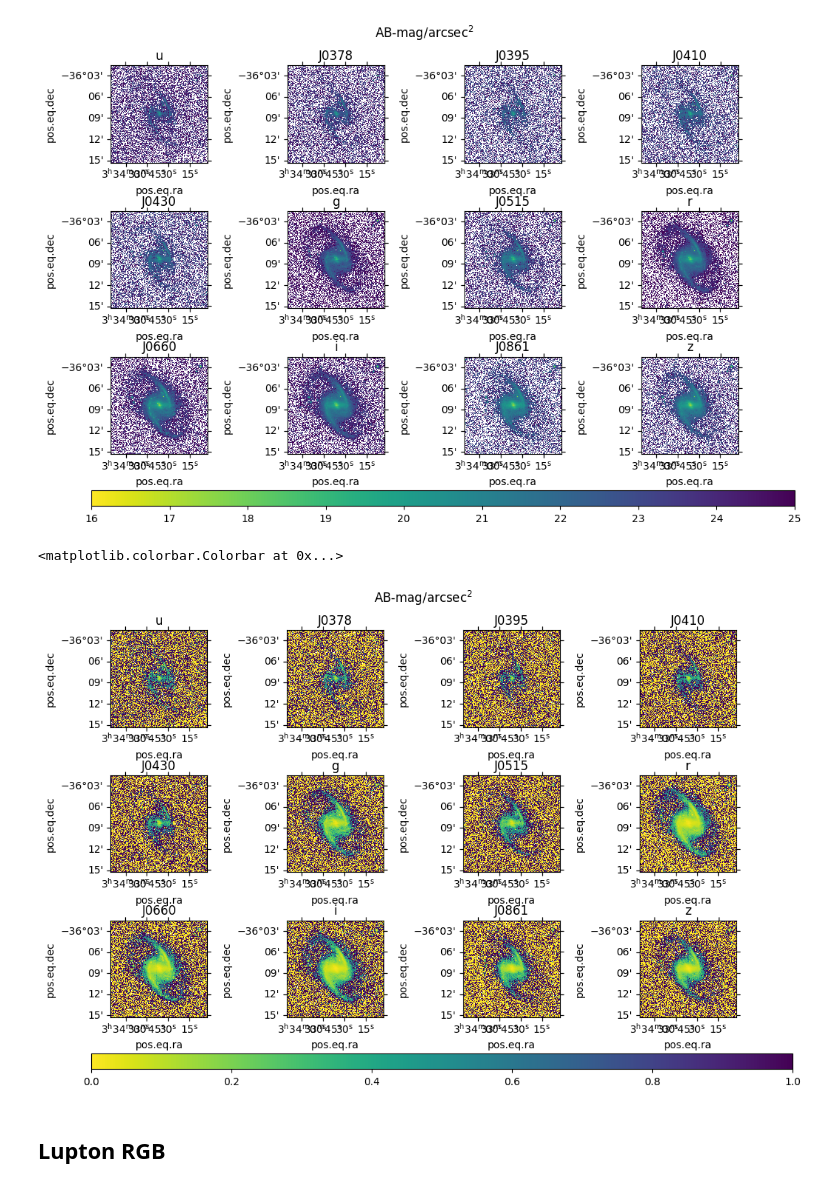
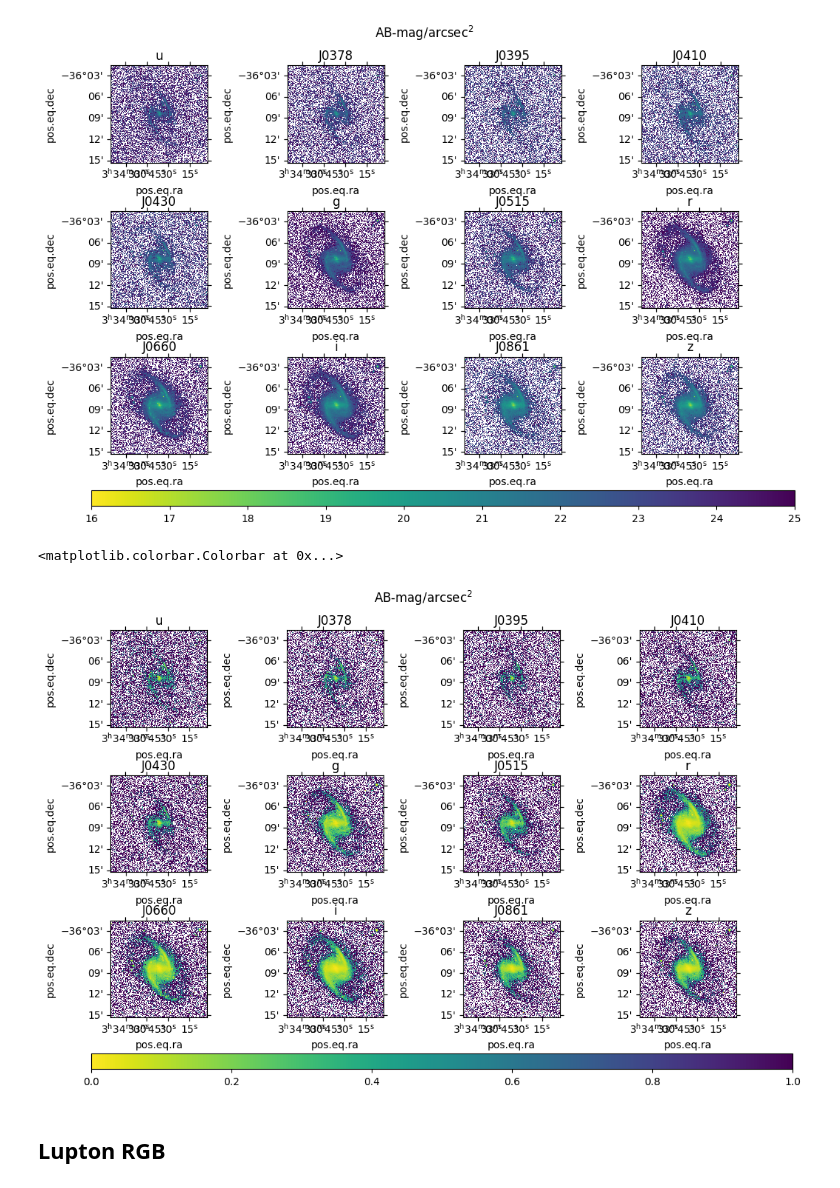
Before and after one commit to splus-collab/splusdata, a Jupyter notebook: splusdata/scubes/SCubes_example.ipynb, the cells around one changed output. Saved outputs shown, nothing was run; the diff lists cells and outputs as text; code cells hidden in the pictures.

```diff
--- a/splusdata/scubes/SCubes_example.ipynb
+++ b/splusdata/scubes/SCubes_example.ipynb
@@ -79,22 +79,23 @@ f.colorbar(im, cax=cb_ax, location='bottom')
 # %%
 f = plt.figure()
 f.set_size_inches(10, 7)
 
 # plot filters
 for i, filt in enumerate(scube.filters):
     ax = f.add_subplot(3, 4, i+1, projection=scube.wcs)
     ax.set_title(filt)
-    im = ax.imshow(scube.emag_arcsec2__byx[i], origin='lower', vmin=0, vmax=1, interpolation='nearest', cmap='viridis_r')
+    emag__yx = scube.emag_arcsec2__byx[i]
+    im = ax.imshow(np.ma.masked_array(emag__yx, mask=emag__yx <= 0), origin='lower', vmin=0, vmax=1, interpolation='nearest', cmap='viridis_r')
     #ax.grid()
 
 f.suptitle(r'AB-mag/arcsec$^2$')
 f.subplots_adjust(left=0.05, right=0.95, bottom=0.15, top=0.9, wspace=0.3, hspace=0.5)
 left, bottom, width, height = 0.05, 0.05, 0.95, 0.03
 cb_ax = f.add_axes([left, bottom, width, height])
 f.colorbar(im, cax=cb_ax, location='bottom')
 # %% [output]
 <matplotlib.colorbar.Colorbar at 0x...>
-[figure, old version]
+[figure, new version]
 # %% [markdown]
 ## Lupton RGB
 # %%
```
Also changed, not shown: parts of 2 cells of this notebook, 3 other files.
